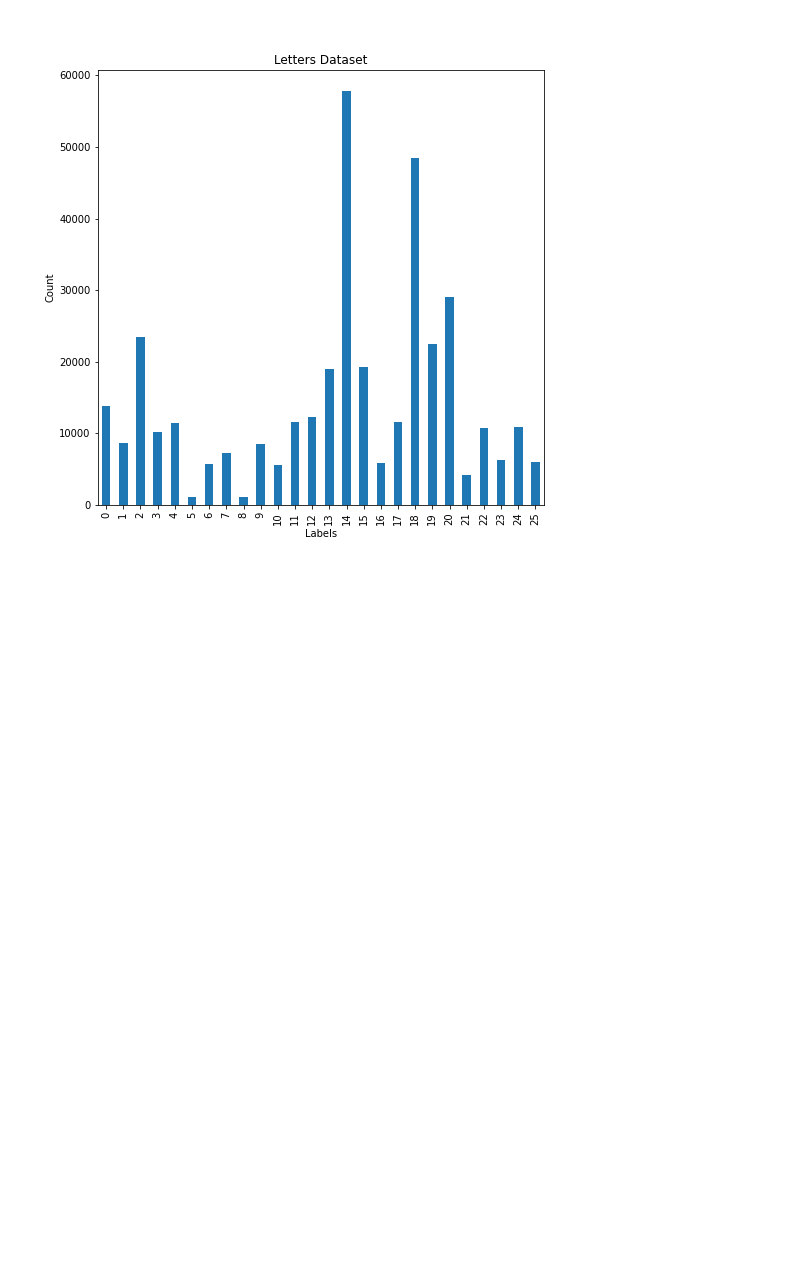
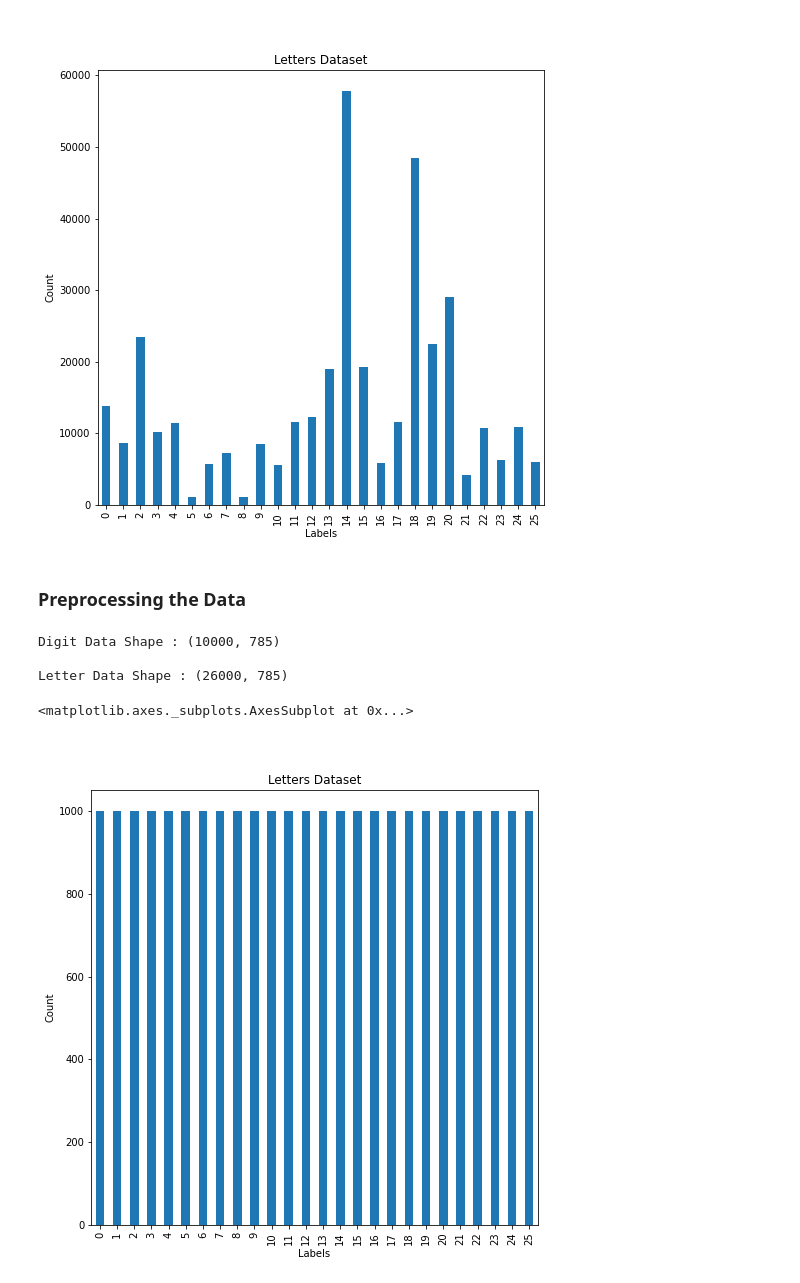
Before and after one commit to Goyalscode/Character-Recognition-Using-DL, a Jupyter notebook: model_Training.ipynb, the cells around one changed output. Saved outputs shown, nothing was run; the diff lists cells and outputs as text; code cells hidden in the pictures; blank space fills up the shorter version.

Commit message:
Preprocessing the Data

```diff
--- a/model_Training.ipynb
+++ b/model_Training.ipynb
@@ -222,3 +222,36 @@ letter_data['0'].value_counts().sort_index(inplace = False).plot(kind = 'bar')
 #  the classes in digit dataset is balanced
 #  but classes in letter dataset is unbalanced --> images of some letters are very high, and some are low --> this can affect our result badly
 #  so we do resampling while preprocessing to handle it
+# %% [markdown]
+### **Preprocessing the Data**
+# %%
+#  Renaming the 0th column of both dataset to 'label' (for easy understanding) as it contains labels for images
+
+digit_data.rename(columns = {'0' : 'label'}, inplace = True)  # inplace makes cahnges to original dataset
+letter_data.rename(columns = {'0' : 'label'}, inplace = True)
+# %%
+#  Resampling the dataset by taking 1000 samples of each class to make the classes balanced
+
+digit_data = digit_data.groupby('label').head(1000)
+letter_data = letter_data.groupby('label').head(1000)
+# %%
+#  checking the shape of datasets after resampling
+
+print(f"Digit Data Shape : {digit_data.shape}\n")
+print(f"Letter Data Shape : {letter_data.shape}")
+# %% [output]
+Digit Data Shape : (10000, 785)
+
+Letter Data Shape : (26000, 785)
+# %%
+#  again plot bargraphs for datasets to check for balance between classes
+
+#  for letter dataset
+plt.figure(figsize=(8, 8))
+plt.xlabel("Labels")
+plt.ylabel("Count")
+plt.title("\n\nLetters Dataset")
+letter_data['label'].value_counts().sort_index(inplace = False).plot(kind = 'bar')  # makes barplot
+# %% [output]
+<matplotlib.axes._subplots.AxesSubplot at 0x...>
+[figure, added]
```
Also changed, not shown: parts of 9 cells of this notebook.
